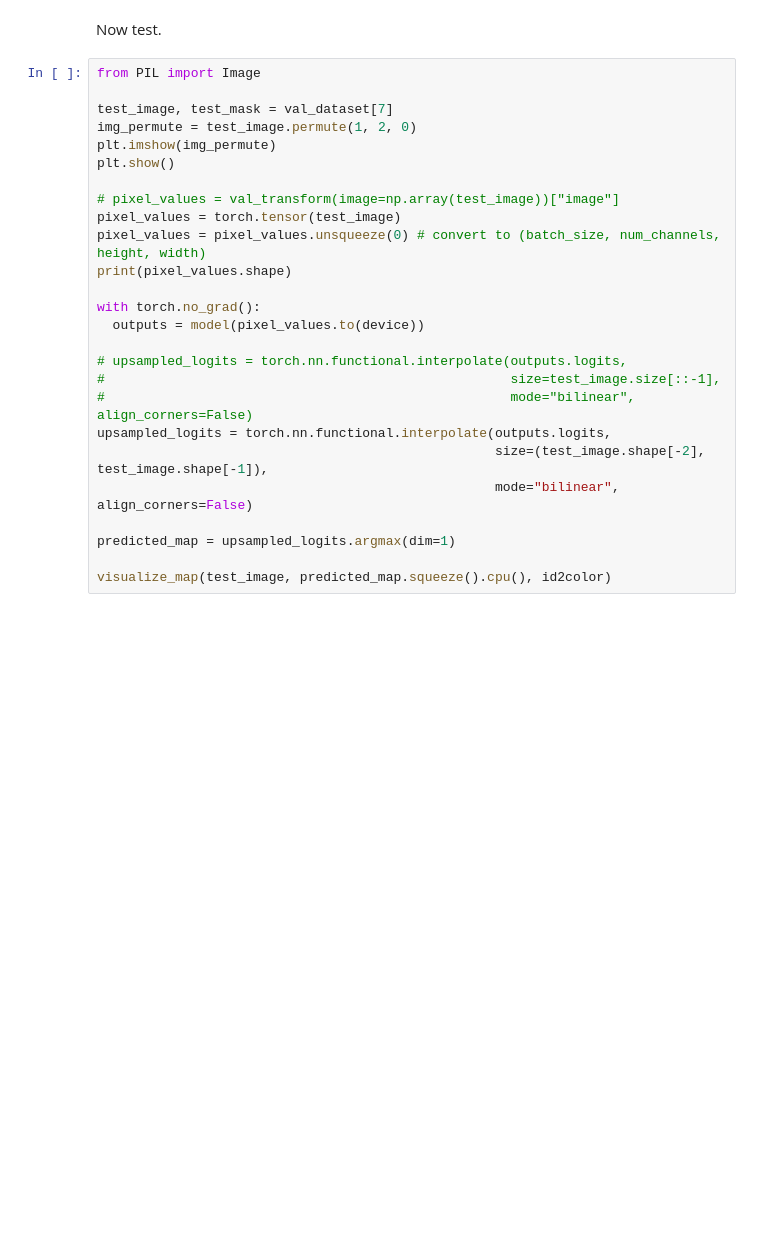
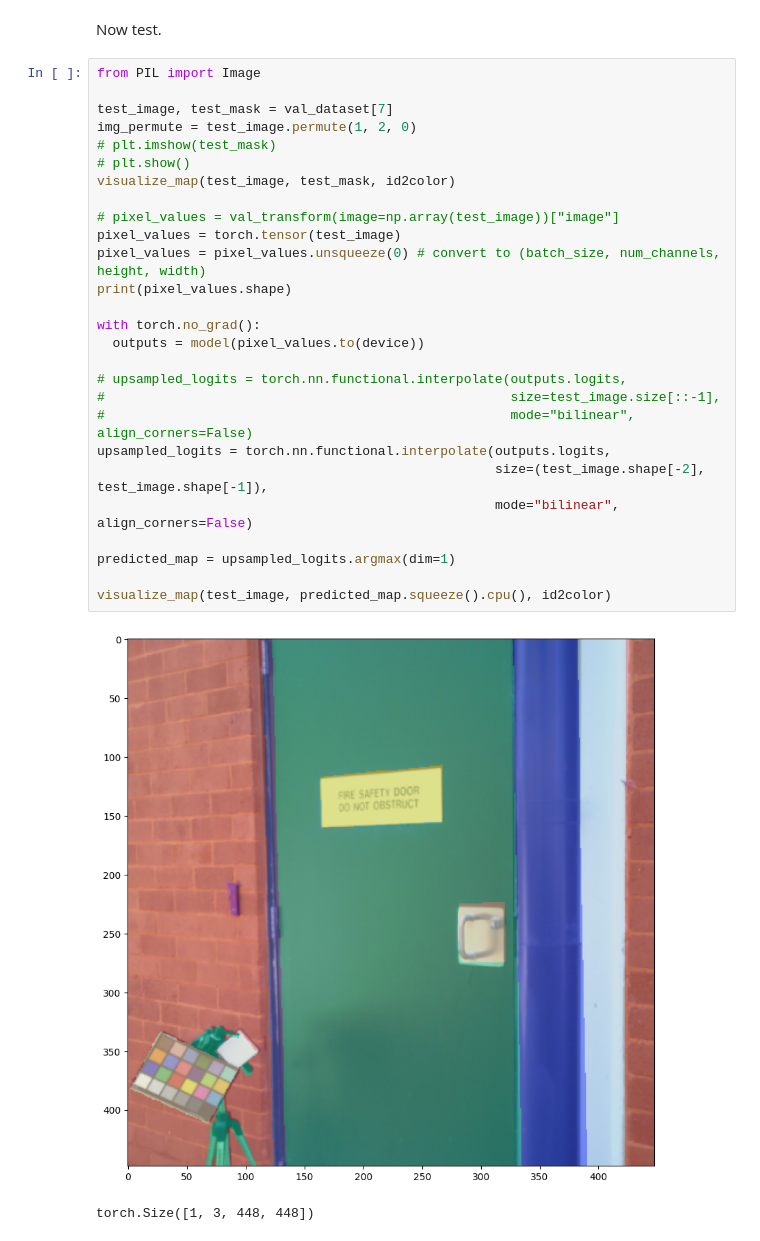
Before and after one commit to tamu-edu-students/HyperTools, a Jupyter notebook: examples/segmentation_training_head_hsi.ipynb, the cells around one changed output. Drawn from its saved outputs; the diff is of its cells as text; blank space fills up the shorter version.

```diff
--- a/examples/segmentation_training_head_hsi.ipynb
+++ b/examples/segmentation_training_head_hsi.ipynb
@@ -511,26 +716,30 @@ Now test.
 # %%
 from PIL import Image
 
 test_image, test_mask = val_dataset[7]
 img_permute = test_image.permute(1, 2, 0)
-plt.imshow(img_permute)
-plt.show()
+# plt.imshow(test_mask)
+# plt.show()
+visualize_map(test_image, test_mask, id2color)
 
 # pixel_values = val_transform(image=np.array(test_image))["image"]
 pixel_values = torch.tensor(test_image)
 pixel_values = pixel_values.unsqueeze(0) # convert to (batch_size, num_channels, height, width)
 print(pixel_values.shape)
 
 with torch.no_grad():
   outputs = model(pixel_values.to(device))
 
 # upsampled_logits = torch.nn.functional.interpolate(outputs.logits,
 #                                                    size=test_image.size[::-1],
 #                                                    mode="bilinear", align_corners=False)
 upsampled_logits = torch.nn.functional.interpolate(outputs.logits,
                                                    size=(test_image.shape[-2], test_image.shape[-1]),
                                                    mode="bilinear", align_corners=False)
 
 predicted_map = upsampled_logits.argmax(dim=1)
 
 visualize_map(test_image, predicted_map.squeeze().cpu(), id2color)
+# %% [output]
+[figure, added]
+torch.Size([1, 3, 448, 448])
```
Also changed, not shown: parts of 17 cells of this notebook, 3 other files.
